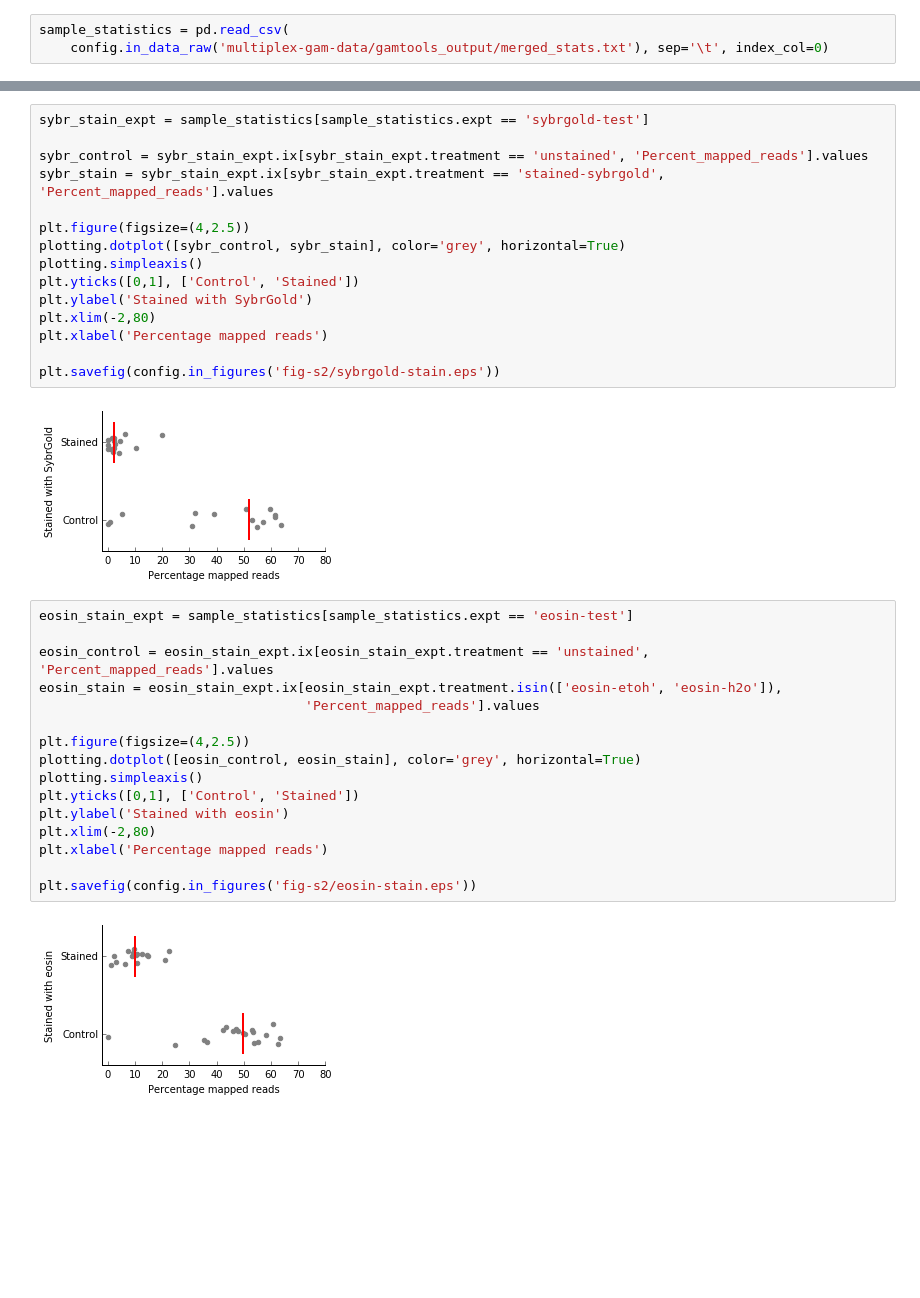
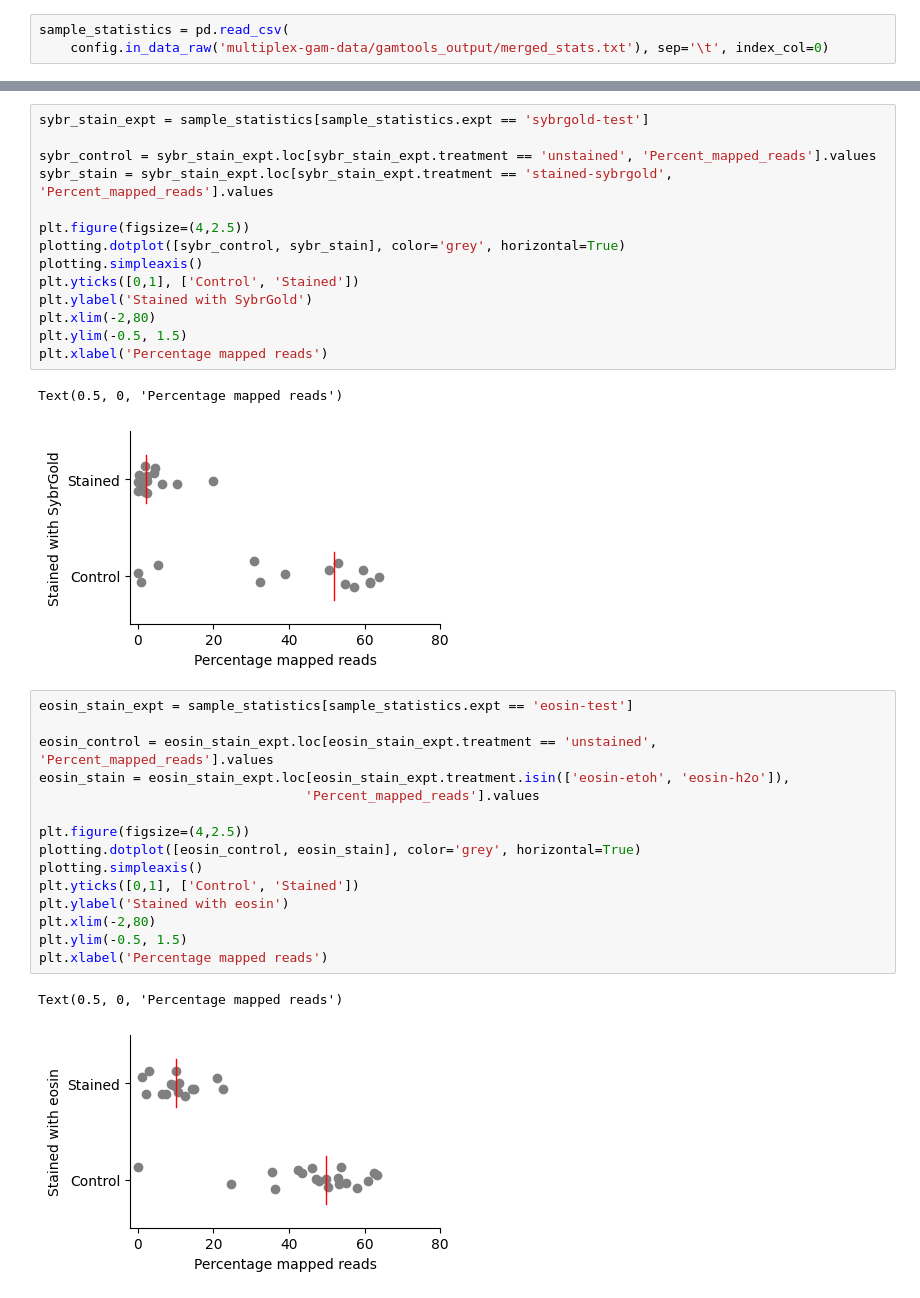
Before and after one commit to cejote/multiplex-gam-2022, a Jupyter notebook: notebooks/combined-dataset/06-dna-stains.ipynb, the cells around one changed output, grey strips where cells are left out. Saved outputs shown, nothing was run; the diff lists cells and outputs as text; blank space fills up the shorter version.

```diff
--- a/notebooks/combined-dataset/06-dna-stains.ipynb
+++ b/notebooks/combined-dataset/06-dna-stains.ipynb
@@ -73,8 +67,8 @@ plt.savefig(config.in_figures('fig-s2/pi-stain.eps'))
 # %%
 sybr_stain_expt = sample_statistics[sample_statistics.expt == 'sybrgold-test']
 
-sybr_control = sybr_stain_expt.ix[sybr_stain_expt.treatment == 'unstained', 'Percent_mapped_reads'].values
-sybr_stain = sybr_stain_expt.ix[sybr_stain_expt.treatment == 'stained-sybrgold', 'Percent_mapped_reads'].values
+sybr_control = sybr_stain_expt.loc[sybr_stain_expt.treatment == 'unstained', 'Percent_mapped_reads'].values
+sybr_stain = sybr_stain_expt.loc[sybr_stain_expt.treatment == 'stained-sybrgold', 'Percent_mapped_reads'].values
 
 plt.figure(figsize=(4,2.5))
 plotting.dotplot([sybr_control, sybr_stain], color='grey', horizontal=True)
@@ -82,29 +76,29 @@ plotting.simpleaxis()
 plt.yticks([0,1], ['Control', 'Stained'])
 plt.ylabel('Stained with SybrGold')
 plt.xlim(-2,80)
+plt.ylim(-0.5, 1.5)
 plt.xlabel('Percentage mapped reads')
-
-plt.savefig(config.in_figures('fig-s2/sybrgold-stain.eps'))
 # %% [output]
+Text(0.5, 0, 'Percentage mapped reads')
-[figure, old version]
+[figure, new version]
 # %%
 eosin_stain_expt = sample_statistics[sample_statistics.expt == 'eosin-test']
 
-eosin_control = eosin_stain_expt.ix[eosin_stain_expt.treatment == 'unstained', 'Percent_mapped_reads'].values
-eosin_stain = eosin_stain_expt.ix[eosin_stain_expt.treatment.isin(['eosin-etoh', 'eosin-h2o']),
+eosin_control = eosin_stain_expt.loc[eosin_stain_expt.treatment == 'unstained', 'Percent_mapped_reads'].values
+eosin_stain = eosin_stain_expt.loc[eosin_stain_expt.treatment.isin(['eosin-etoh', 'eosin-h2o']),
                                   'Percent_mapped_reads'].values
 
 plt.figure(figsize=(4,2.5))
 plotting.dotplot([eosin_control, eosin_stain], color='grey', horizontal=True)
 plotting.simpleaxis()
 plt.yticks([0,1], ['Control', 'Stained'])
 plt.ylabel('Stained with eosin')
 plt.xlim(-2,80)
+plt.ylim(-0.5, 1.5)
 plt.xlabel('Percentage mapped reads')
-
-plt.savefig(config.in_figures('fig-s2/eosin-stain.eps'))
 # %% [output]
+Text(0.5, 0, 'Percentage mapped reads')
-[figure, old version]
+[figure, new version]
 # %%
 cresyl_stain_expt = sample_statistics[sample_statistics.expt == 'cresyl-violet-test']
 
```
Also changed, not shown: parts of 6 cells of this notebook, 1 other file.
